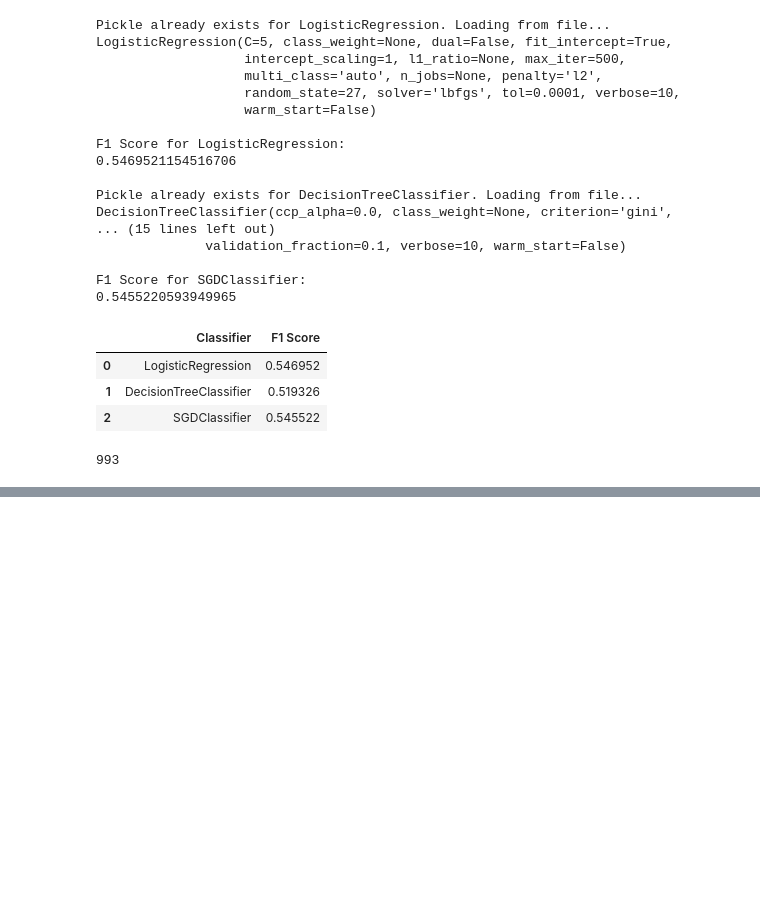
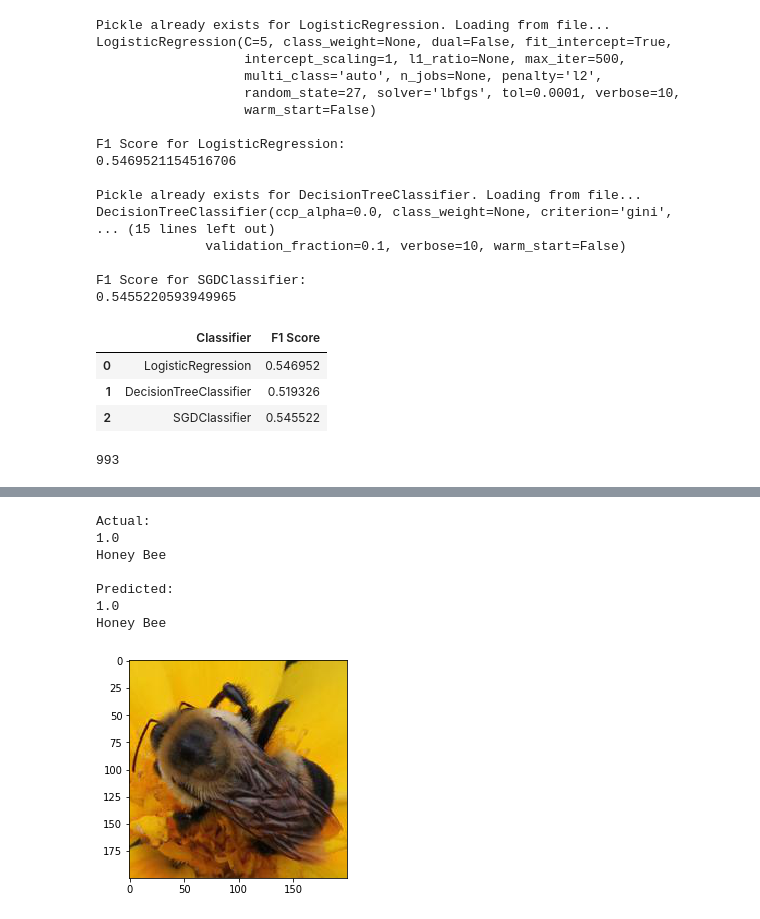
Before and after one commit to bajracharya-kshitij/Bee_Classification, a Jupyter notebook: Bee_Classification_Assignment.ipynb, the cells around one changed output, grey strips where cells are left out. Saved outputs shown, nothing was run; the diff lists cells and outputs as text; code cells hidden in the pictures; blank space fills up the shorter version.

Commit message:
Compare actual and predicted lables on test data

```diff
--- a/Bee_Classification_Assignment.ipynb
+++ b/Bee_Classification_Assignment.ipynb
@@ -87,0 +74,3 @@ y = labels['genus'].values
+# %%
+X = pd.DataFrame(X)
+X.head()
@@ -87,0 +85,3 @@ y = labels['genus'].values
+# %%
+y = labels.copy()
+y.head()
@@ -90,7 +98,7 @@ y = labels['genus'].values
 # %%
 from sklearn.model_selection import train_test_split
 # %%
-X_train, X_test, y_train, y_test = train_test_split(X, y, stratify=labels, test_size=0.25, random_state=27)
+X_train, X_test, y_train, y_test = train_test_split(X, y, stratify=y, test_size=0.25, random_state=27)
 # %% [markdown]
 ## Model Building
 # %%
@@ -248,0 +254,26 @@ array([1., 1., 1., 0., 1., 0., 1., 1., 1., 0., 0., 1., 1., 1., 1., 1., 1.,
+# %%
+def get_bee_type(label):
+    return 'Honey Bee' if label == 1.0 else 'Bumble Bee'
+
+def get_bee(id):
+    plt.imshow(get_image(id))
+    index = y_test.index.get_loc(id)
+    predicted_label = predicted_labels[index]
+    actual_label = y_test.iloc[index].genus
+    print('Actual: ')
+    print(actual_label)
+    print(get_bee_type(actual_label))
+    print('\nPredicted: ')
+    print(predicted_label)
+    print(get_bee_type(predicted_label))
+# %%
+get_bee(4953)
+# %% [output]
+Actual:
+1.0
+Honey Bee
+
+Predicted:
+1.0
+Honey Bee
+[figure, added]
```
Also changed, not shown: parts of 11 cells of this notebook.
